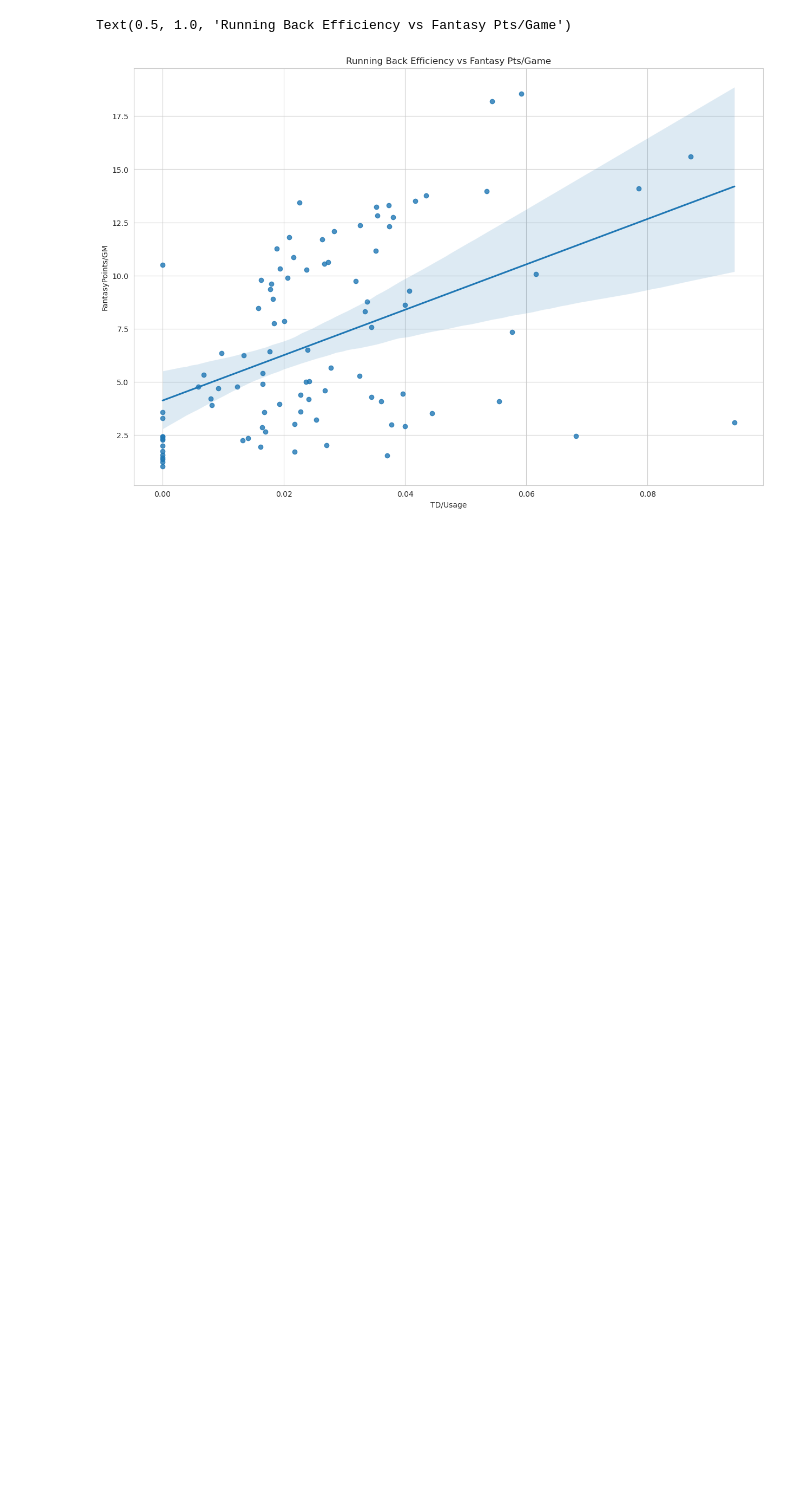
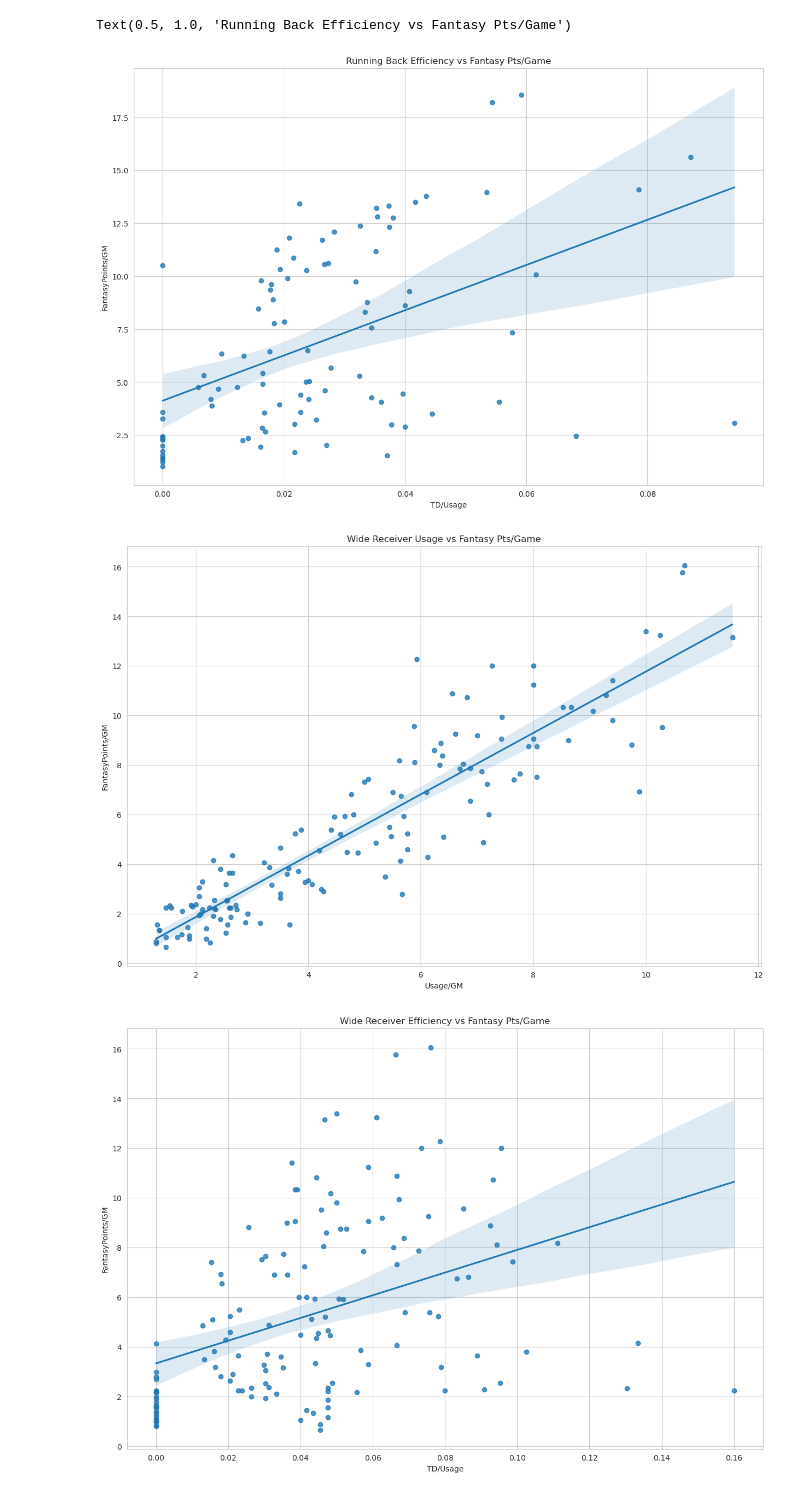
Before and after one commit to ChaitaniyaM-bit/fantasyFootball, a Jupyter notebook: fantasyFootball.ipynb, the cells around one changed output. Saved outputs shown, nothing was run; the diff lists cells and outputs as text; code cells hidden in the pictures; blank space fills up the shorter version.

```diff
--- a/fantasyFootball.ipynb
+++ b/fantasyFootball.ipynb
@@ -208,3 +208,45 @@ Text(0.5, 1.0, 'Running Back Efficiency vs Fantasy Pts/Game')
 #As we can see here, the efficiency is hardly as correlated to their fantasy points as usage.
 #Meaning, we want to opt in for a runningback that is getting plenty of touches and is the go to running back on their team
 #We do not wan to prioritize a runningback that is getting high touchdowns per carry
+# %%
+# Create a new column for Fantasy Points per Game
+wr_df['FantasyPoints/GM'] = wr_df['FantPt']/wr_df['G']
+wr_df['FantasyPoints/GM'] = wr_df['FantasyPoints/GM'].apply(lambda x: round(x, 2))
+
+# Create a new column for usage per game (Usage = Targets)
+wr_df['Usage/GM'] = wr_df['Tgt']/wr_df['G']
+wr_df['Usage/GM'] = wr_df['Usage/GM'].apply(lambda x: round(x, 2))
+
+# Plot WR Usage vs Fantasy Points/Game
+sns.set_style('whitegrid')
+fig, ax = plt.subplots()
+fig.set_size_inches(15, 10)
+
+# Basic regression scatter plot with trendline for WRs
+plot = sns.regplot(
+    x=wr_df['Usage/GM'],
+    y=wr_df['FantasyPoints/GM'],
+    scatter=True,
+)
+
+plt.title('Wide Receiver Usage vs Fantasy Pts/Game', fontdict=None, loc='center', pad=None)
+plt.show()
+
+# Efficiency for WRs: TDs per Target
+wr_df['TD/Usage'] = wr_df['ReceivingTD']/wr_df['Tgt']
+wr_df = wr_df[wr_df['Tgt'] > 20]  # Filter to WRs with more than 20 targets
+
+fig, ax = plt.subplots()
+fig.set_size_inches(15, 10)
+
+plot = sns.regplot(
+    x=wr_df['TD/Usage'],
+    y=wr_df['FantasyPoints/GM'],
+    scatter=True
+)
+
+plt.title('Wide Receiver Efficiency vs Fantasy Pts/Game', fontdict=None, loc='center', pad=None)
+plt.show()
+# %% [output]
+[figure, added]
+[figure, added]
```
Also changed, not shown: parts of 3 cells of this notebook.
